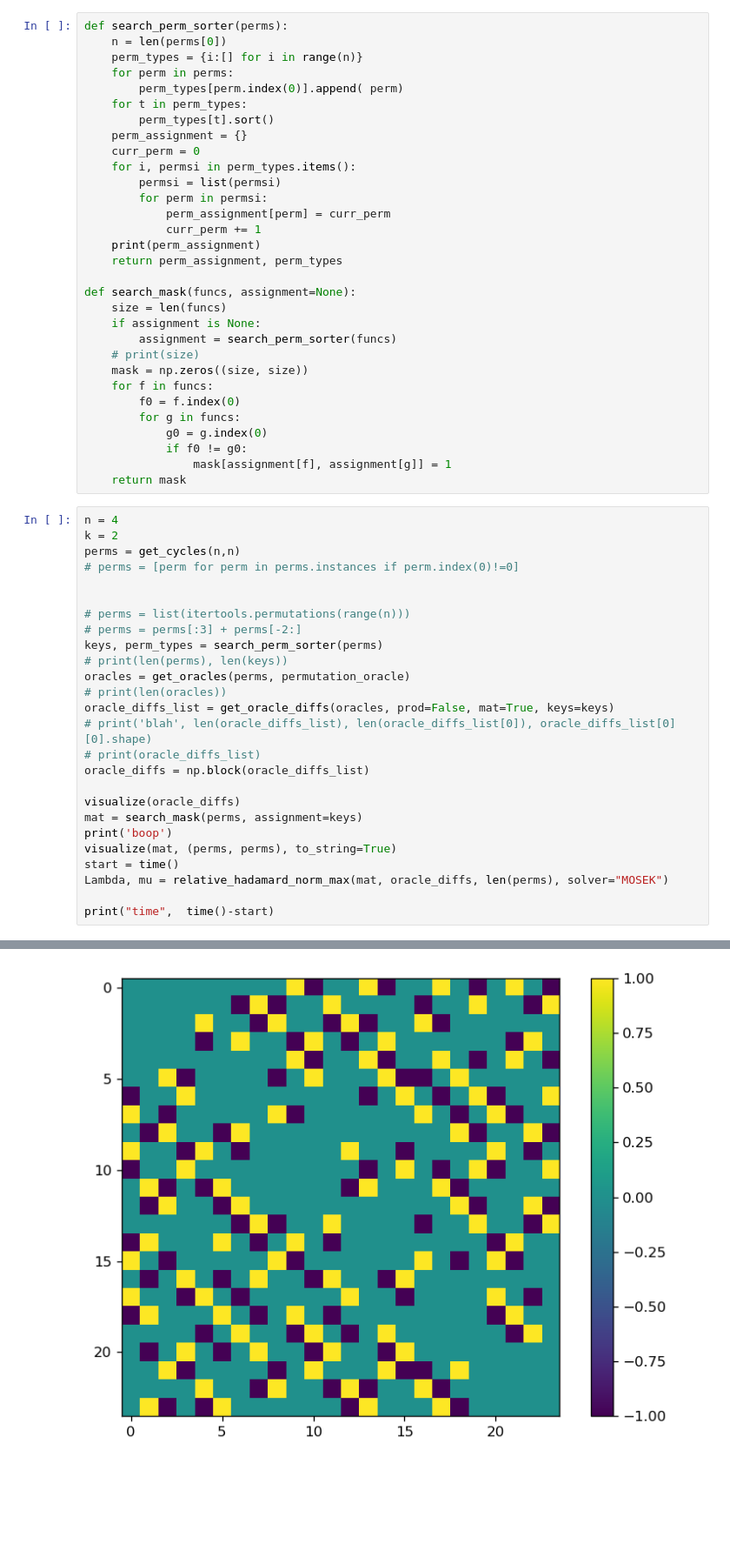
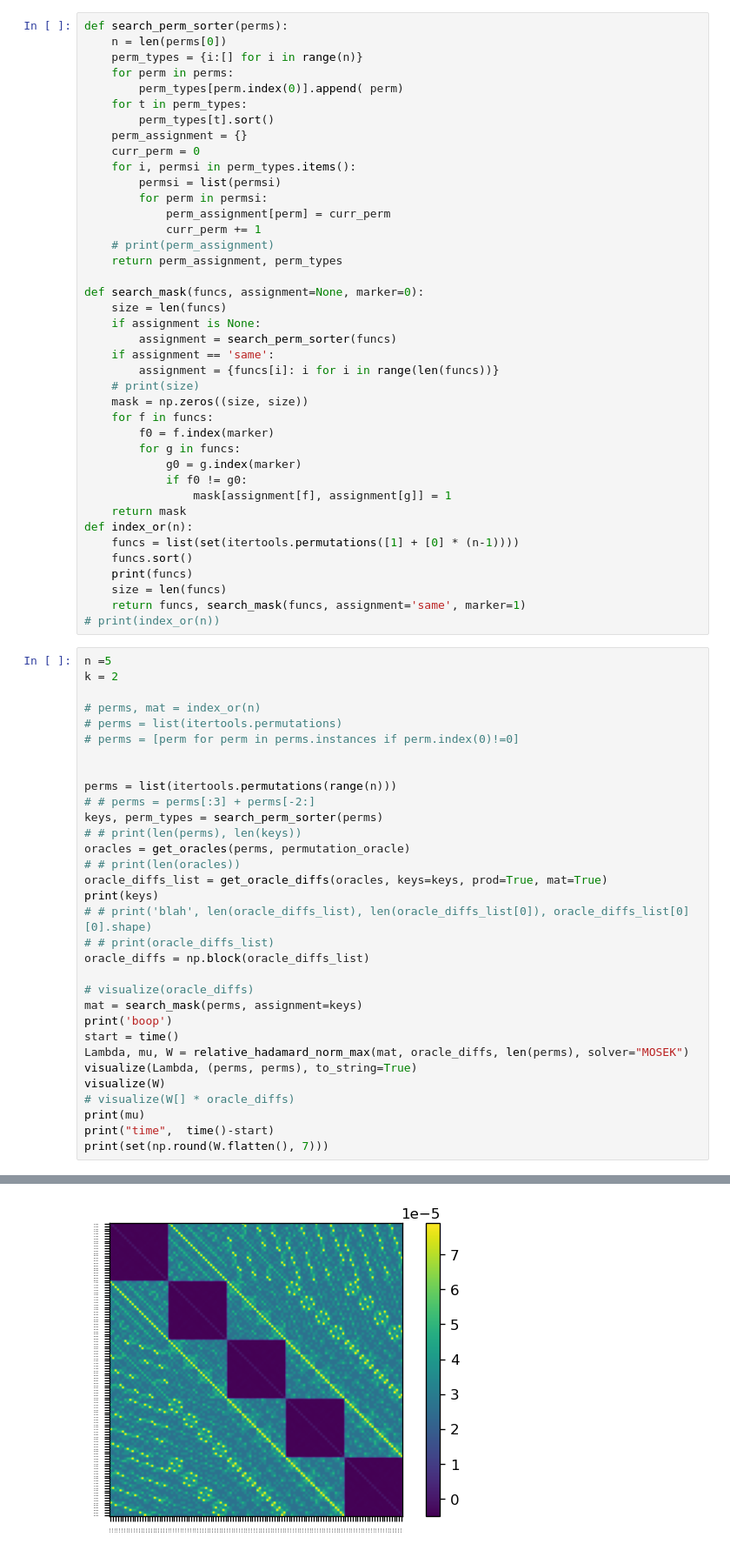
Before and after one commit to blake-holman/ED_Adversaries, a Jupyter notebook: Relative.ipynb, the cells around one changed output, grey strips where cells are left out. Shown at 87% size. Drawn from its saved outputs; the diff is of its cells as text; blank space fills up the shorter version.

Commit message:
corrected perm sdp

```diff
--- a/Relative.ipynb
+++ b/Relative.ipynb
@@ -320,46 +324,61 @@ def search_perm_sorter(perms):
         for perm in permsi:
             perm_assignment[perm] = curr_perm
             curr_perm += 1
-    print(perm_assignment)
+    # print(perm_assignment)
     return perm_assignment, perm_types
 
-def search_mask(funcs, assignment=None):
+def search_mask(funcs, assignment=None, marker=0):
     size = len(funcs)
     if assignment is None:
         assignment = search_perm_sorter(funcs)
+    if assignment == 'same':
+        assignment = {funcs[i]: i for i in range(len(funcs))}
     # print(size)
     mask = np.zeros((size, size))
     for f in funcs:
-        f0 = f.index(0)
+        f0 = f.index(marker)
         for g in funcs:
-            g0 = g.index(0)
+            g0 = g.index(marker)
             if f0 != g0:
                 mask[assignment[f], assignment[g]] = 1
     return mask
+def index_or(n):
+    funcs = list(set(itertools.permutations([1] + [0] * (n-1))))
+    funcs.sort()
+    print(funcs)
+    size = len(funcs)
+    return funcs, search_mask(funcs, assignment='same', marker=1)
+# print(index_or(n))
 # %%
-n = 4
+n =5
 k = 2
-perms = get_cycles(n,n)
+
+# perms, mat = index_or(n)
+# perms = list(itertools.permutations)
 # perms = [perm for perm in perms.instances if perm.index(0)!=0]
 
 
-# perms = list(itertools.permutations(range(n)))
-# perms = perms[:3] + perms[-2:]
+perms = list(itertools.permutations(range(n)))
+# # perms = perms[:3] + perms[-2:]
 keys, perm_types = search_perm_sorter(perms)
-# print(len(perms), len(keys))
+# # print(len(perms), len(keys))
 oracles = get_oracles(perms, permutation_oracle)
-# print(len(oracles))
-oracle_diffs_list = get_oracle_diffs(oracles, prod=False, mat=True, keys=keys)
-# print('blah', len(oracle_diffs_list), len(oracle_diffs_list[0]), oracle_diffs_list[0][0].shape)
-# print(oracle_diffs_list)
+# # print(len(oracles))
+oracle_diffs_list = get_oracle_diffs(oracles, keys=keys, prod=True, mat=True)
+print(keys)
+# # print('blah', len(oracle_diffs_list), len(oracle_diffs_list[0]), oracle_diffs_list[0][0].shape)
+# # print(oracle_diffs_list)
 oracle_diffs = np.block(oracle_diffs_list)
 
-visualize(oracle_diffs)
+# visualize(oracle_diffs)
 mat = search_mask(perms, assignment=keys)
 print('boop')
-visualize(mat, (perms, perms), to_string=True)
 start = time()
-Lambda, mu = relative_hadamard_norm_max(mat, oracle_diffs, len(perms), solver="MOSEK")
-
+Lambda, mu, W = relative_hadamard_norm_max(mat, oracle_diffs, len(perms), solver="MOSEK")
+visualize(Lambda, (perms, perms), to_string=True)
+visualize(W)
+# visualize(W[] * oracle_diffs)
+print(mu)
 print("time",  time()-start)
+print(set(np.round(W.flatten(), 7)))
 # %% [output]
@@ -368 +402 @@ get_oracles 6
-[figure, old version]
+[figure, new version]
```
Also changed, not shown: parts of 17 cells of this notebook, 3 other files.
